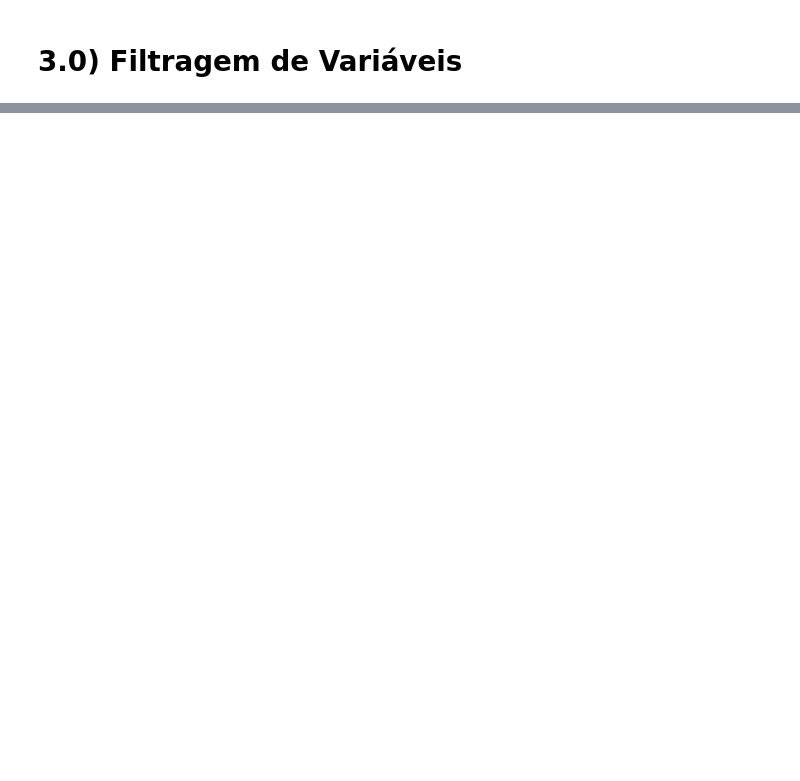
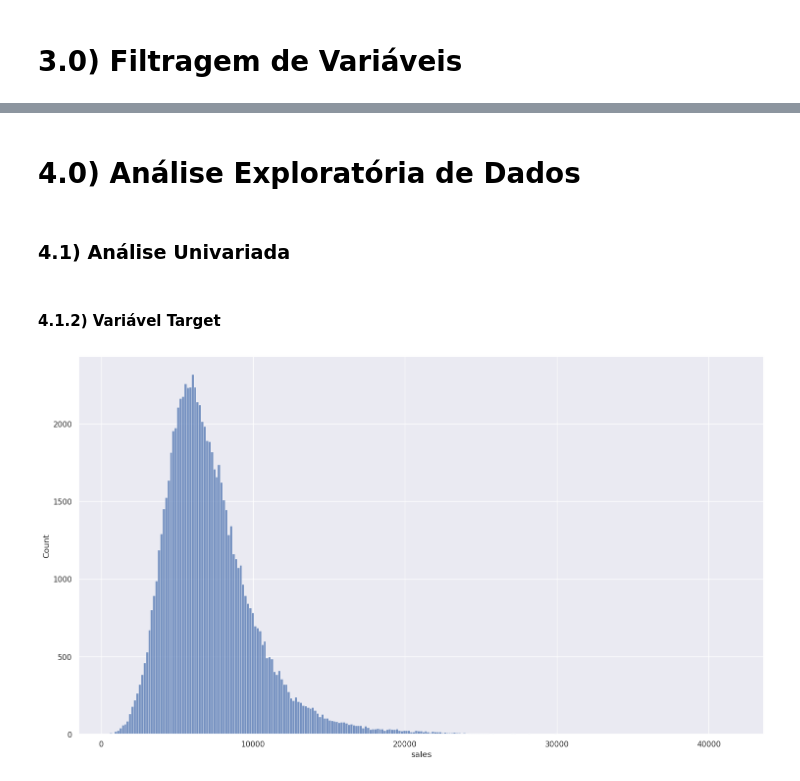
Before and after one commit to GustavoBarros11/rossmann_sales_forecast, a Jupyter notebook: ciclo1_notebook.ipynb, the cells around one changed output, grey strips where cells are left out. Saved outputs shown, nothing was run; the diff lists cells and outputs as text; code cells hidden in the pictures; blank space fills up the shorter version.

```diff
--- a/ciclo1_notebook.ipynb
+++ b/ciclo1_notebook.ipynb
@@ -292,3 +288,5 @@ Length: 10000, dtype: object
 # %% [markdown]
 # 3.0) Filtragem de Variáveis
+# %%
+df3 = df2.copy()
 # %% [markdown]
@@ -296 +294,3 @@ Length: 10000, dtype: object
+# %%
+df3 = df3.query('open == True & sales > 0')
 # %% [markdown]
@@ -297,0 +298,19 @@ Length: 10000, dtype: object
+# %%
+cols_drop = ['customers', 'open', 'promo_interval', 'month_map']
+#cols_drop_2 = ['customers', 'open', 'competition_open_since_month',
+#       'competition_open_since_year', 'promo2_since_week',
+#       'promo2_since_year', 'promo_interval', 'month_map']
+
+df3.drop(columns=cols_drop, inplace=True)
+# %% [markdown]
+# 4.0) Análise Exploratória de Dados
+# %%
+df4 = df3.copy()
+# %% [markdown]
+### 4.1) Análise Univariada
+# %% [markdown]
+#### 4.1.2) Variável Target
+# %%
+sns.histplot(df4['sales']);
+# %% [output]
+[figure, added]
```
Also changed, not shown: parts of 31 cells of this notebook.
